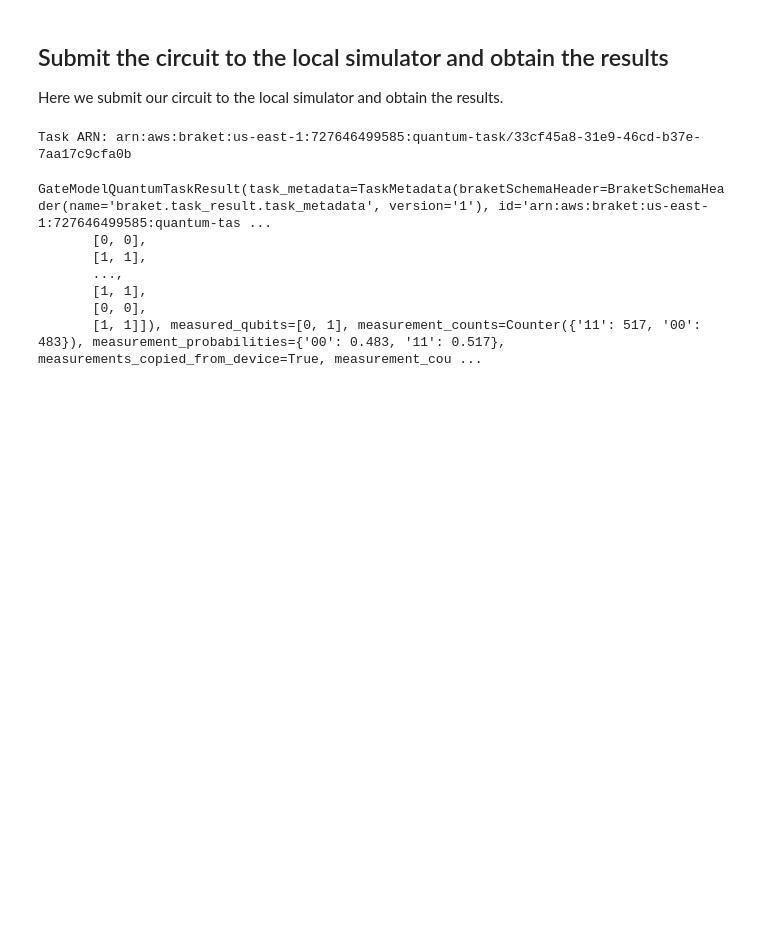
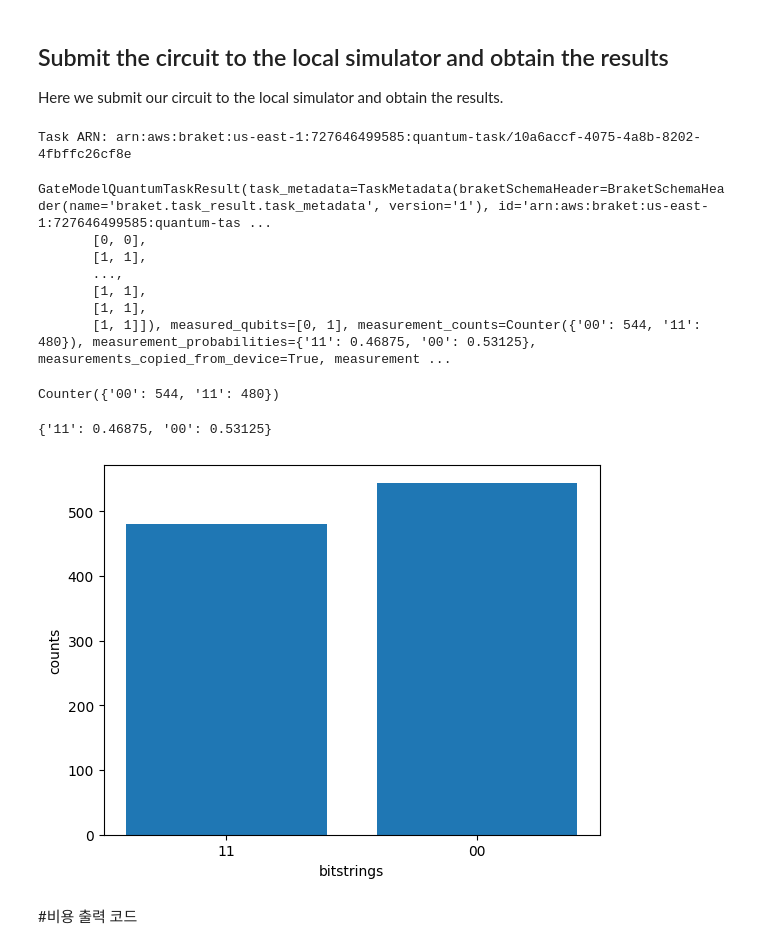
Before and after one commit to mkbahk/AmazonBraket, a Jupyter notebook: 00_BraketSDK_Managed(On_Demand)SimulatorOrQPU_mkbahk_20240927.ipynb, the cells around one changed output. Cells and saved outputs as stored; diff of their text form; code cells hidden in the pictures; blank space fills up the shorter version.

```diff
--- a/00_BraketSDK_Managed(On_Demand)SimulatorOrQPU_mkbahk_20240927.ipynb
+++ b/00_BraketSDK_Managed(On_Demand)SimulatorOrQPU_mkbahk_20240927.ipynb
@@ -120,7 +122,7 @@ T  : │  0  │  1  │
 
 Here we submit our circuit to the local simulator and obtain the results.
 # %%
-# set up device
+# set up device(backend)
 #device = LocalSimulator()
 device = AwsDevice("arn:aws:braket:::device/quantum-simulator/amazon/sv1")
 #device = AwsDevice("arn:aws:braket:::device/quantum-simulator/amazon/tn1")
@@ -131,10 +133,10 @@ device = AwsDevice("arn:aws:braket:::device/quantum-simulator/amazon/sv1")
 
 
 # run circuit
-task = device.run(bell, shots=1000)
+task = device.run(bell, shots=1024)
 print(f"Task ARN: {task.id}")  # Print the task ID
 # %% [output]
-Task ARN: arn:aws:braket:us-east-1:727646499585:quantum-task/33cf45a8-31e9-46cd-b37e-7aa17c9cfa0b
+Task ARN: arn:aws:braket:us-east-1:727646499585:quantum-task/10a6accf-4075-4a8b-8202-4fbffc26cf8e
 # %%
 result = task.result()
 result
@@ -144,5 +146,27 @@ GateModelQuantumTaskResult(task_metadata=TaskMetadata(braketSchemaHeader=BraketS
        [1, 1],
        ...,
        [1, 1],
-       [0, 0],
-       [1, 1]]), measured_qubits=[0, 1], measurement_counts=Counter({'11': 517, '00': 483}), measurement_probabilities={'00': 0.483, '11': 0.517}, measurements_copied_from_device=True, measurement_cou ...
+       [1, 1],
+       [1, 1]]), measured_qubits=[0, 1], measurement_counts=Counter({'00': 544, '11': 480}), measurement_probabilities={'11': 0.46875, '00': 0.53125}, measurements_copied_from_device=True, measurement ...
+# %%
+# get measurement shots
+counts = result.measurement_counts
+
+# print counts
+print(counts)
+# %% [output]
+Counter({'00': 544, '11': 480})
+# %%
+probabilities = result.measurement_probabilities
+probabilities
+# %% [output]
+{'11': 0.46875, '00': 0.53125}
+# %%
+# plot using Counter
+plt.bar(counts.keys(), counts.values());
+plt.xlabel('bitstrings');
+plt.ylabel('counts');
+# %% [output]
+[figure, added]
+# %% [markdown]
+#비용 출력 코드
```
Also changed, not shown: parts of 10 cells of this notebook.
